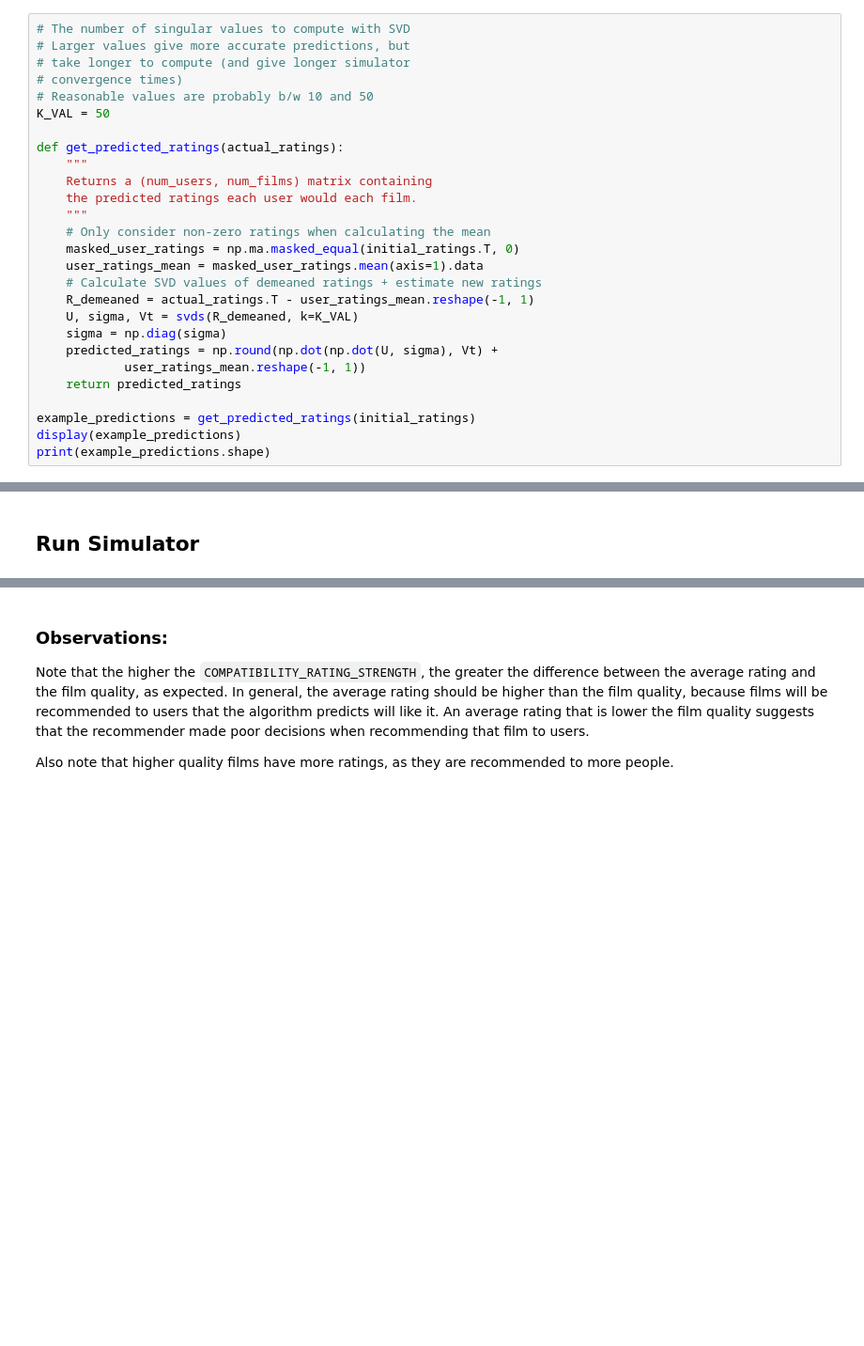
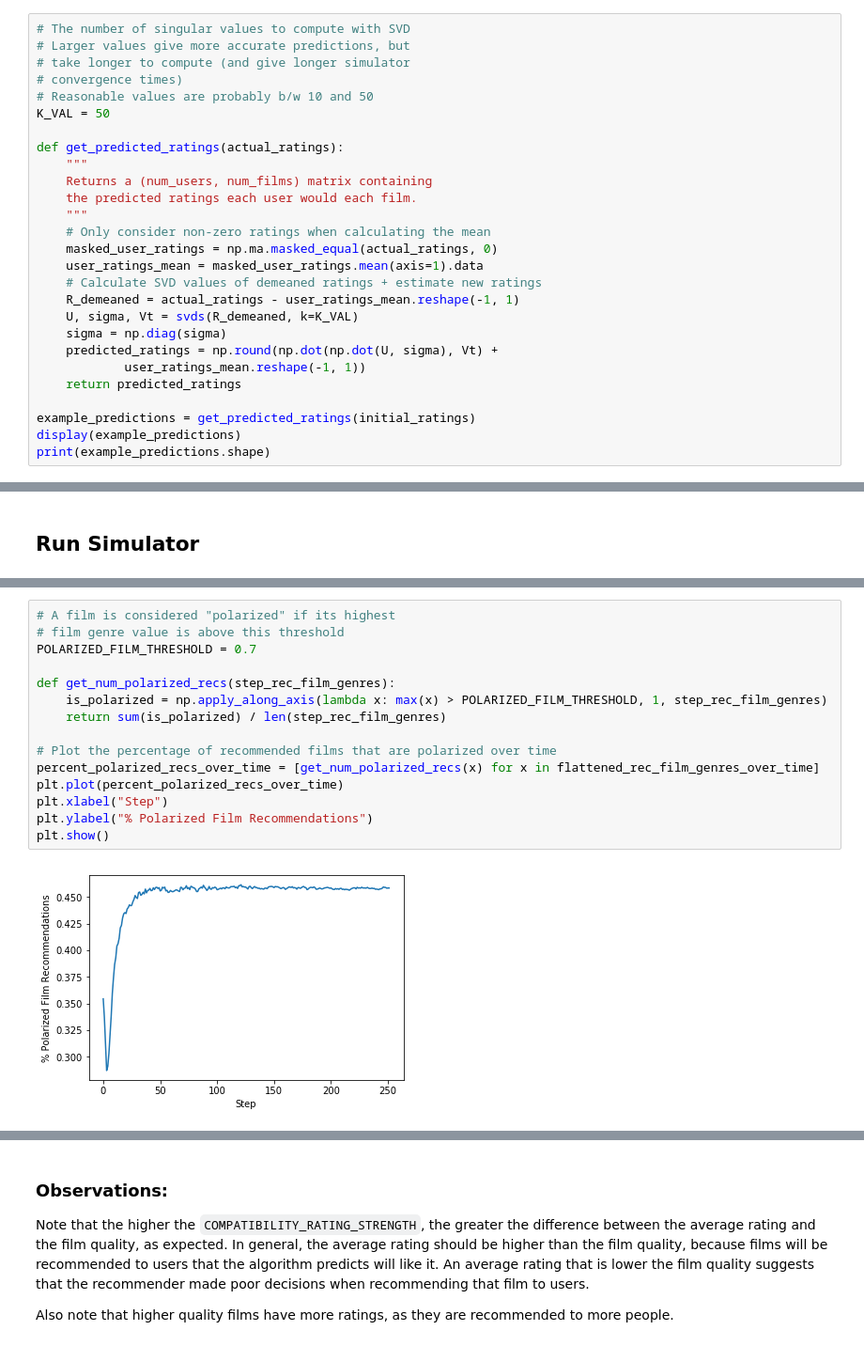
Before and after one commit to lgoodridge/VRA-Sim, a Jupyter notebook: Simulation.ipynb, the cells around one changed output, grey strips where cells are left out. Shown at 94% size. Cells and saved outputs as stored; diff of their text form; blank space fills up the shorter version.

```diff
--- a/Simulation.ipynb
+++ b/Simulation.ipynb
@@ -250,10 +258,10 @@ def get_predicted_ratings(actual_ratings):
     the predicted ratings each user would each film.
     """
     # Only consider non-zero ratings when calculating the mean
-    masked_user_ratings = np.ma.masked_equal(initial_ratings.T, 0)
+    masked_user_ratings = np.ma.masked_equal(actual_ratings, 0)
     user_ratings_mean = masked_user_ratings.mean(axis=1).data
     # Calculate SVD values of demeaned ratings + estimate new ratings
-    R_demeaned = actual_ratings.T - user_ratings_mean.reshape(-1, 1)
+    R_demeaned = actual_ratings - user_ratings_mean.reshape(-1, 1)
     U, sigma, Vt = svds(R_demeaned, k=K_VAL)
     sigma = np.diag(sigma)
     predicted_ratings = np.round(np.dot(np.dot(U, sigma), Vt) +
@@ -475,0 +515,17 @@ plt.show()
+# %%
+# A film is considered "polarized" if its highest
+# film genre value is above this threshold
+POLARIZED_FILM_THRESHOLD = 0.7
+
+def get_num_polarized_recs(step_rec_film_genres):
+    is_polarized = np.apply_along_axis(lambda x: max(x) > POLARIZED_FILM_THRESHOLD, 1, step_rec_film_genres)
+    return sum(is_polarized) / len(step_rec_film_genres)
+
+# Plot the percentage of recommended films that are polarized over time
+percent_polarized_recs_over_time = [get_num_polarized_recs(x) for x in flattened_rec_film_genres_over_time]
+plt.plot(percent_polarized_recs_over_time)
+plt.xlabel("Step")
+plt.ylabel("% Polarized Film Recommendations")
+plt.show()
+# %% [output]
+[figure, added]
```
Also changed, not shown: parts of 19 cells of this notebook.
